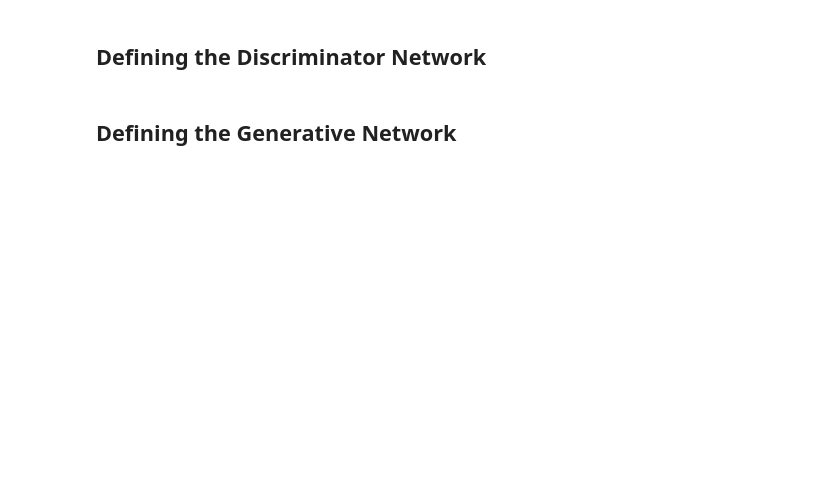
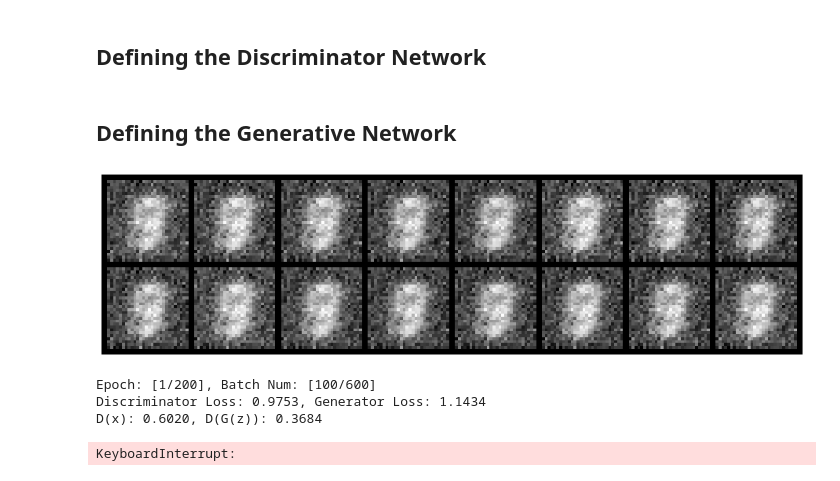
Before and after one commit to ParthikB/GANs, a Jupyter notebook: main.ipynb, the cells around one changed output. Cells and saved outputs as stored; diff of their text form; code cells hidden in the pictures; blank space fills up the shorter version.

```diff
--- a/main.ipynb
+++ b/main.ipynb
@@ -43,7 +85,7 @@ def mnist_data():
          transforms.Normalize((.5, .5, .5), (.5, .5, .5))
         ])
     out_dir = './dataset'
-    return datasets.MNIST(root=out_dir, train=True, transform=compose, download=True)
+    return datasets.FashionMNIST(root=out_dir, train=True, transform=compose, download=True)
 
 # Load data
 data = mnist_data()
@@ -139,0 +220,56 @@ class Generative(torch.nn.Module):
+# %%
+discriminator = Discriminator().to(device)
+generator     = Generative().to(device)
+
+d_optimizer = optim.Adam(discriminator.parameters(), lr=2e-4)
+g_optimizer = optim.Adam(generator.parameters(), lr=2e-4)
+
+loss = nn.BCELoss()
+# %%
+num_test_samples = 16
+test_noise = noise(num_test_samples)
+# %%
+# Create logger instance
+logger = Logger(model_name='VGAN', data_name='MNIST')
+# Total number of epochs to train
+EPOCHS = 200
+
+for epoch in tqdm(range(EPOCHS)):
+    for n_batch, (real_batch,_) in enumerate(data_loader):
+
+        # 1. Train Discriminator
+        real_data = Variable(images_to_vector(real_batch))
+        if torch.cuda.is_available(): real_data = real_data.cuda()
+        # Generate fake data
+        fake_data = generator(noise(real_data.size(0))).detach()
+        # Train D
+        d_error, d_pred_real, d_pred_fake = train_discriminator(d_optimizer,
+                                                                real_data, fake_data)
+
+        # 2. Train Generator
+        # Generate fake data
+        fake_data = generator(noise(real_batch.size(0)))
+        # Train G
+        g_error = train_generator(g_optimizer, fake_data)
+        # Log error
+        logger.log(d_error, g_error, epoch, n_batch, num_batches)
+
+        # Display Progress
+        if (n_batch) % 100 == 0:
+            display.clear_output(True)
+            # Display Images
+            test_images = vector_to_images(generator(test_noise)).data.cpu()
+            logger.log_images(test_images, num_test_samples, epoch, n_batch, num_batches);
+            # Display status Logs
+            logger.display_status(
+                epoch, EPOCHS, n_batch, num_batches,
+                d_error, g_error, d_pred_real, d_pred_fake
+            )
+        # Model Checkpoints
+        logger.save_models(generator, discriminator, epoch)
+# %% [output]
+[figure, added]
+Epoch: [1/200], Batch Num: [100/600]
+Discriminator Loss: 0.9753, Generator Loss: 1.1434
+D(x): 0.6020, D(G(z)): 0.3684
+KeyboardInterrupt:
```
Also changed, not shown: parts of 8 cells of this notebook.
